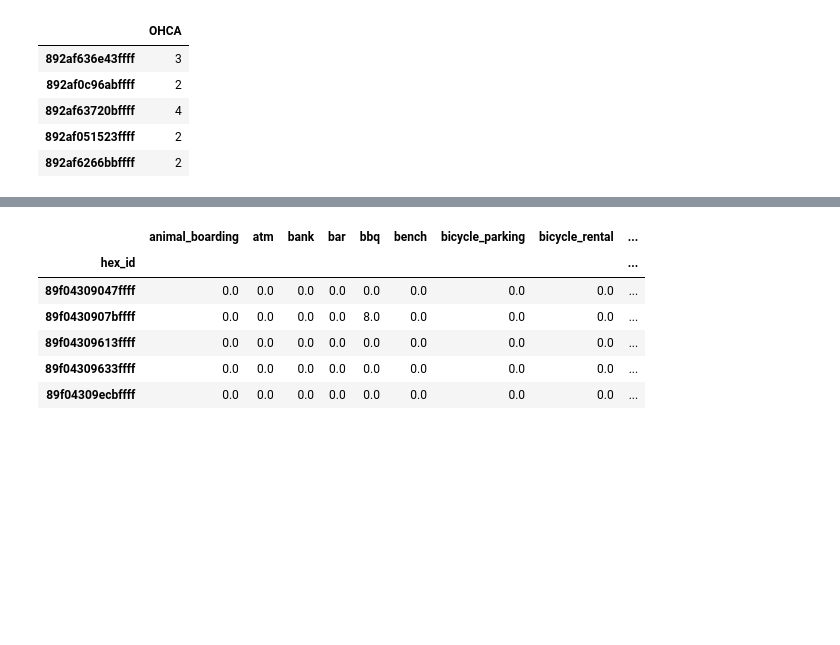
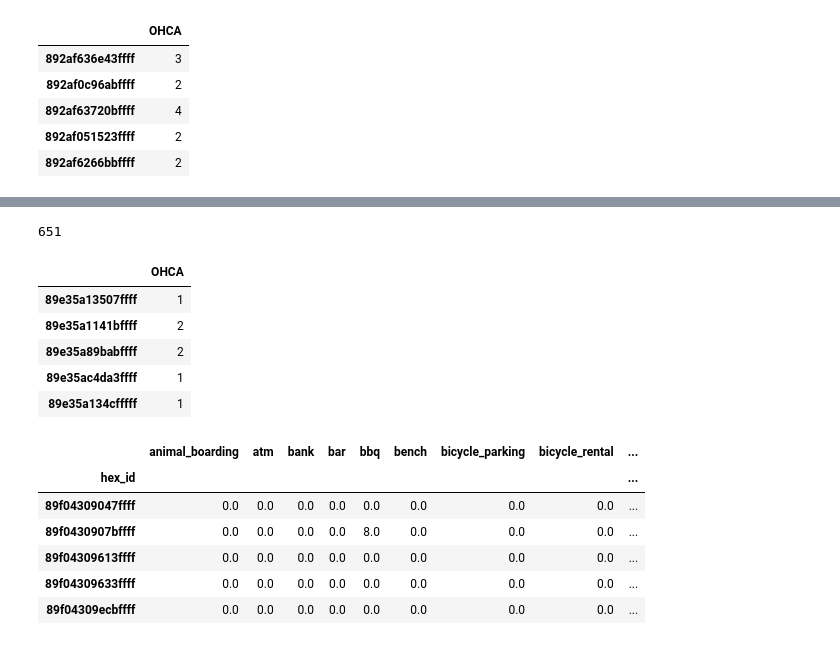
Before and after one commit to radekaadek/my_aed, a Jupyter notebook: prediction2.ipynb, the cells around one changed output, grey strips where cells are left out. Drawn from its saved outputs; the diff is of its cells as text; code cells hidden in the pictures; blank space fills up the shorter version.

```diff
--- a/prediction2.ipynb
+++ b/prediction2.ipynb
@@ -58,3 +73,26 @@ ohca_df.head()
+# %%
+ohca_cnt = {}
+for i, row in df2.iterrows():
+    # get the hex_id for each row
+    hex_id = h3.latlng_to_cell(np.float64(row['lat']), np.float64(row['lon']), 9)
+    # if the hex_id is not in the dictionary, add it
+    if hex_id not in ohca_cnt:
+        ohca_cnt[hex_id] = 0
+    # increment the count of OHCA in the hex_id
+    ohca_cnt[hex_id] += 1
+
+# create a dataframe from the dictionary with the hex_id as the index
+ohca_df2 = pd.DataFrame.from_dict(ohca_cnt, orient='index', columns=['OHCA'])
+print(sum(ohca_df2['OHCA']))
+ohca_df2.head()
+# %% [output]
+651
+|  | OHCA |
+| 89e35a13507ffff | 1 |
+| 89e35a1141bffff | 2 |
+| 89e35a89babffff | 2 |
+| 89e35ac4da3ffff | 1 |
+| 89e35a134cfffff | 1 |
 # %%
 # load virginia beach data
 # check if virginia_beach.csv is in the current directory
```
Also changed, not shown: parts of 8 cells of this notebook, 15 other files.
